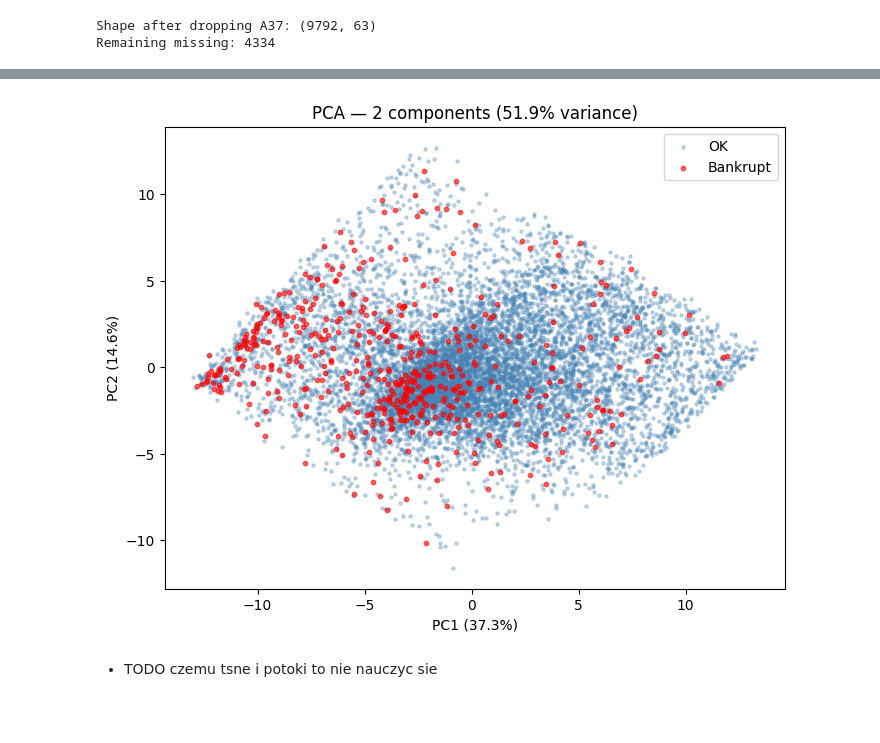
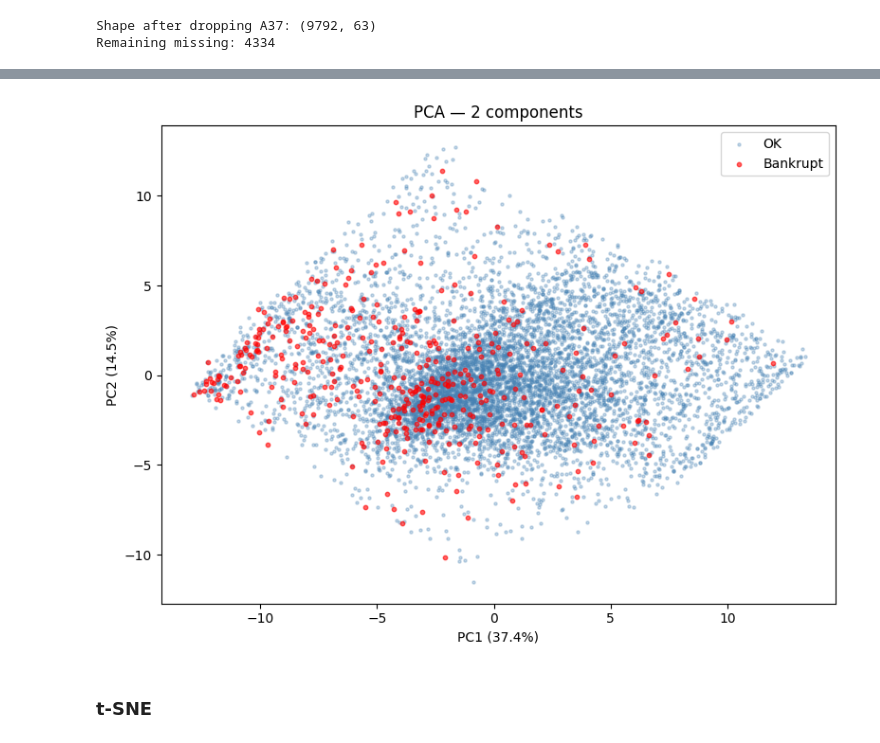
Before and after one commit to mikolaj-olesinski/Machine-Learning-PWR, a Jupyter notebook: lista1/lab1.ipynb, the cells around one changed output, grey strips where cells are left out. Saved outputs shown, nothing was run; the diff lists cells and outputs as text; code cells hidden in the pictures; blank space fills up the shorter version.

```diff
--- a/lista1/lab1.ipynb
+++ b/lista1/lab1.ipynb
@@ -68,6 +70,8 @@ df = df[df['year'] == 4].drop(columns=['year'])
 
 X = df.drop(columns=['class'])
 y = df['class']
+X = X.reset_index(drop=True)
+y = y.reset_index(drop=True)
 
 print(f"Shape: {X.shape}")
 print(f"Bankrupt: {(y==1).sum()} ({100*(y==1).mean():.1f}%)")
@@ -220,25 +283,21 @@ Std  (first 5 cols): [1. 1. 1. 1. 1.]
 # %%
-from sklearn.decomposition import PCA
+pca_full = PCA()
+pca_full.fit(X_train_scaled)
 
-pca_full = PCA()
-pca_full.fit(X_scaled)
+cumvar = pca_full.explained_variance_ratio_.cumsum()
 
-var_ratio = pca_full.explained_variance_ratio_
-cumvar = var_ratio.cumsum()
-
-plt.figure(figsize=(14, 7))
-plt.bar(range(1, len(cumvar)+1), cumvar, color='steelblue')
-plt.xlabel('Component')
+plt.figure(figsize=(10, 5))
+plt.plot(range(1, len(cumvar)+1), cumvar, marker='o', markersize=3)
+plt.axhline(y=0.90, color='red', linestyle='--', label='90%')
+plt.axhline(y=0.95, color='orange', linestyle='--', label='95%')
+plt.xlabel('Number of components')
 plt.ylabel('Cumulative explained variance')
-plt.title('PCA — Cumulative variance')
+plt.title('PCA — cumulative variance')
 plt.legend()
 plt.tight_layout()
 plt.show()
 
-n90 = (cumvar >= 0.90).argmax() + 1
-print(f"Components for 90% variance: {n90}")
-print(f"First 2 components explain: {cumvar[1]*100:.1f}%")
-print()
-for i in range(min(500, len(var_ratio))):
-    print(f"  PC{i+1:2d}: {var_ratio[i]*100:5.1f}%  (cumulative: {cumvar[i]*100:5.1f}%)")
+print(f"Components for 90%: {(cumvar >= 0.90).argmax() + 1}")
+print(f"Components for 95%: {(cumvar >= 0.95).argmax() + 1}")
+print(f"First 2 components: {cumvar[1]*100:.1f}%")
 # %% [output]
@@ -263,17 +308,18 @@ First 2 components explain: 51.9%
 # %%
 pca2 = PCA(n_components=2)
-X_pca = pca2.fit_transform(X_scaled)
+X_train_pca = pca2.fit_transform(X_train_scaled)
 
 plt.figure(figsize=(8, 6))
-plt.scatter(X_pca[y==0, 0], X_pca[y==0, 1], c='steelblue', alpha=0.3, s=5, label='OK')
-plt.scatter(X_pca[y==1, 0], X_pca[y==1, 1], c='red', alpha=0.6, s=10, label='Bankrupt')
-plt.xlabel(f'PC1 ({var_ratio[0]*100:.1f}%)')
-plt.ylabel(f'PC2 ({var_ratio[1]*100:.1f}%)')
-plt.title('PCA — 2 components (51.9% variance)')
+plt.scatter(X_train_pca[y_train == 0, 0], X_train_pca[y_train == 0, 1], c='steelblue', alpha=0.3, s=5, label='OK')
+plt.scatter(X_train_pca[y_train == 1, 0], X_train_pca[y_train == 1, 1], c='red', alpha=0.6, s=10, label='Bankrupt')
+plt.xlabel(f'PC1 ({pca2.explained_variance_ratio_[0]*100:.1f}%)')
+plt.ylabel(f'PC2 ({pca2.explained_variance_ratio_[1]*100:.1f}%)')
+plt.title('PCA — 2 components')
 plt.legend()
+plt.tight_layout()
 plt.show()
 # %% [output]
-[figure, old version]
+[figure, new version]
 # %% [markdown]
-- TODO czemu tsne i potoki to nie nauczyc sie
+### t-SNE
 # %%
```
Also changed, not shown: parts of 46 cells of this notebook, 3 other files.
